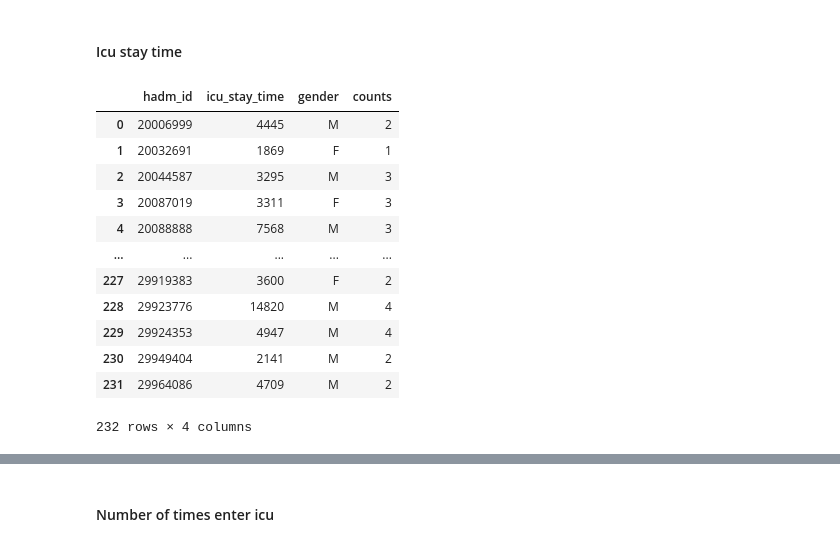
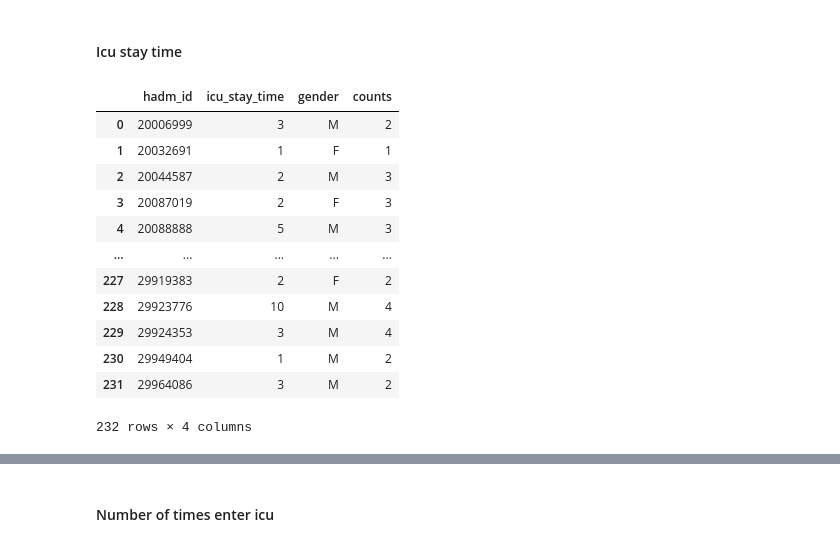
Before and after one commit to lily214754/MIMIC, a Jupyter notebook: EDA/EDA整理.ipynb, the cells around one changed output, grey strips where cells are left out. Drawn from its saved outputs; the diff is of its cells as text; code cells hidden in the pictures.

```diff
--- a/EDA/EDA整理.ipynb
+++ b/EDA/EDA整理.ipynb
@@ -859,21 +865,22 @@ plt.show()
 # %% [markdown]
 #### Icu stay time
 # %%
-icu_stay_time = pd.read_csv('icu_stay_time.csv')
+#icu_stay_time = pd.read_csv('icu_stay_time.csv')
+icu_stay_time = pd.read_csv('icu_stay_time_day.csv')
 icu_stay_time_blood_counts = icu_stay_time.merge(blood_transfusion_count, how = 'right', on='hadm_id')
 icu_stay_time_blood_counts
 # %% [output]
 |  | hadm_id | icu_stay_time | gender | counts |
-| 0 | 20006999 | 4445 | M | 2 |
-| 1 | 20032691 | 1869 | F | 1 |
-| 2 | 20044587 | 3295 | M | 3 |
-| 3 | 20087019 | 3311 | F | 3 |
-| 4 | 20088888 | 7568 | M | 3 |
+| 0 | 20006999 | 3 | M | 2 |
+| 1 | 20032691 | 1 | F | 1 |
+| 2 | 20044587 | 2 | M | 3 |
+| 3 | 20087019 | 2 | F | 3 |
+| 4 | 20088888 | 5 | M | 3 |
 | ... | ... | ... | ... | ... |
-| 227 | 29919383 | 3600 | F | 2 |
-| 228 | 29923776 | 14820 | M | 4 |
-| 229 | 29924353 | 4947 | M | 4 |
-| 230 | 29949404 | 2141 | M | 2 |
-| 231 | 29964086 | 4709 | M | 2 |
+| 227 | 29919383 | 2 | F | 2 |
+| 228 | 29923776 | 10 | M | 4 |
+| 229 | 29924353 | 3 | M | 4 |
+| 230 | 29949404 | 1 | M | 2 |
+| 231 | 29964086 | 3 | M | 2 |
 232 rows × 4 columns
 # %%
```
Also changed, not shown: parts of 8 cells of this notebook, 8 other files.
